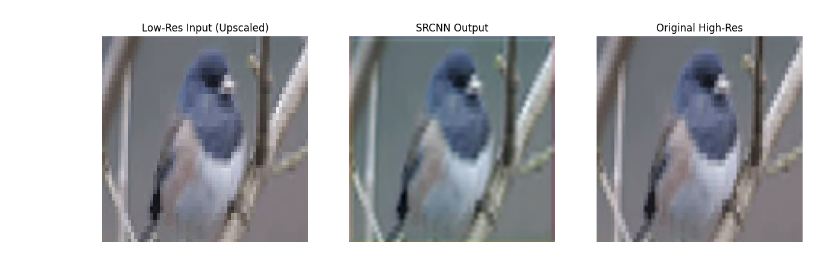
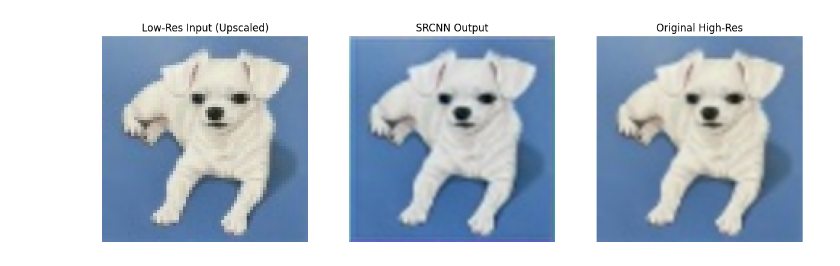
Before and after one commit to currentJob/development-Repository, a Jupyter notebook: SRCNN/SRCNN.ipynb, the cells around one changed output. Saved outputs shown, nothing was run; the diff lists cells and outputs as text; code cells hidden in the pictures.

```diff
--- a/SRCNN/SRCNN.ipynb
+++ b/SRCNN/SRCNN.ipynb
@@ -160,8 +160,7 @@ Epoch 20/20
 # %%
-# 학습된 모델 불러오기
 # model = tf.keras.models.load_model('srcnn.h5')
 
-test_image_path = 'image.jpg'
+test_image_path = 'image2.jpg'
 
 upscale_and_show(test_image_path)
 # %% [output]
@@ -169 +168 @@ upscale_and_show(test_image_path)
-[figure, old version]
+[figure, new version]
```
Also changed, not shown: parts of 2 cells of this notebook, 17 other files.
